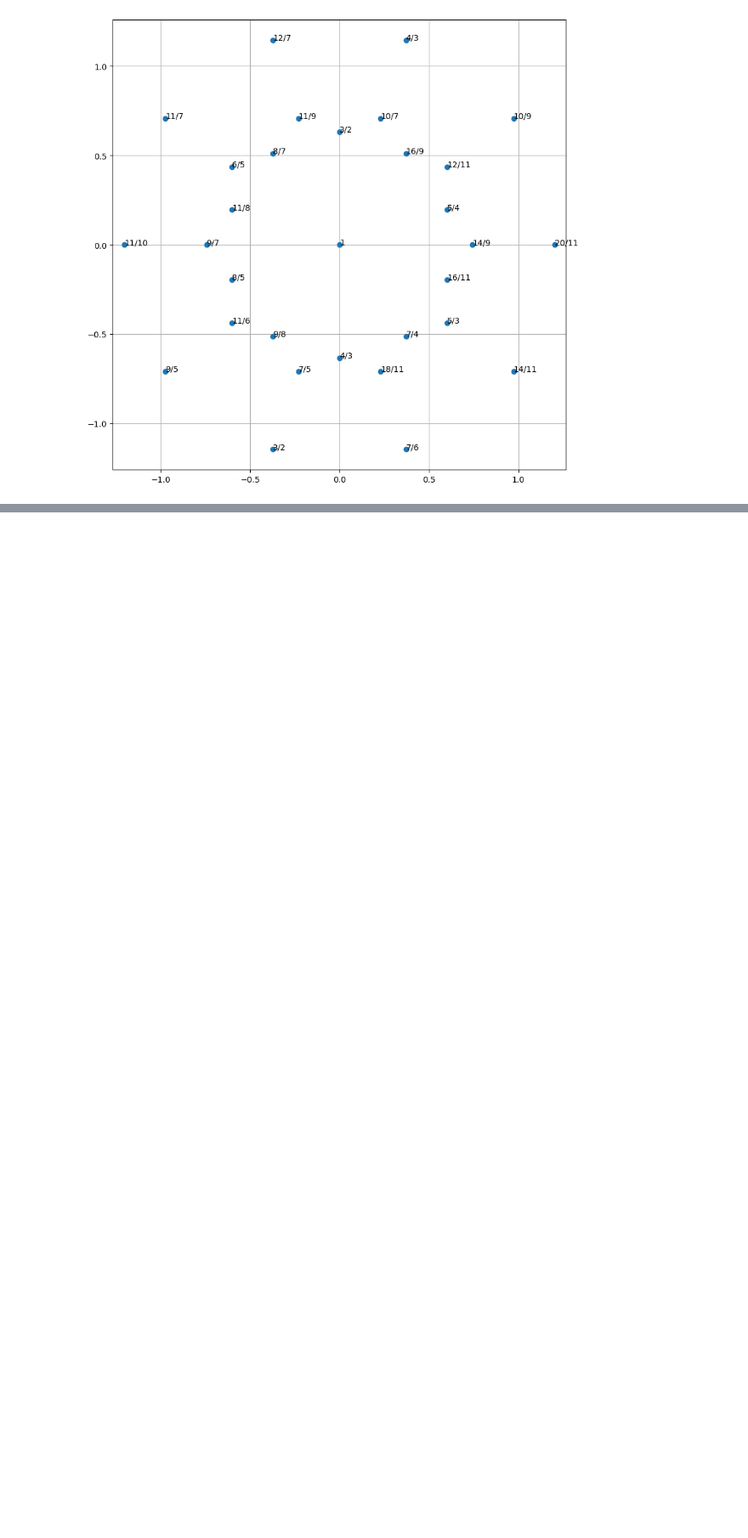
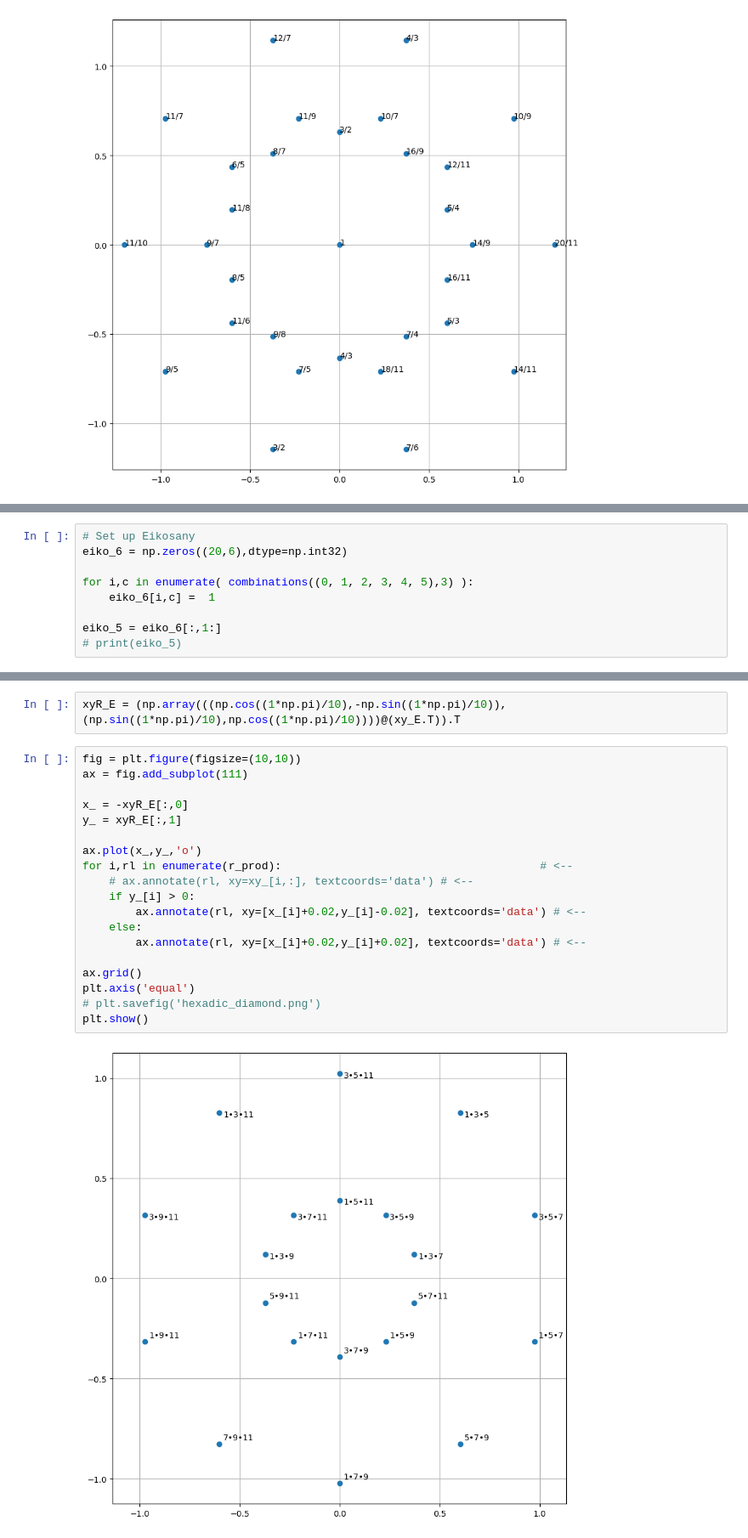
Before and after one commit to armandjbeaudoin/JI_tiling, a Jupyter notebook: notebooks/HypercubeOnPlane.ipynb, the cells around one changed output, grey strips where cells are left out. Shown at 85% size. Saved outputs shown, nothing was run; the diff lists cells and outputs as text; blank space fills up the shorter version.

```diff
--- a/notebooks/HypercubeOnPlane.ipynb
+++ b/notebooks/HypercubeOnPlane.ipynb
@@ -207,0 +210,9 @@ plt.show()
+# %%
+# Set up Eikosany
+eiko_6 = np.zeros((20,6),dtype=np.int32)
+
+for i,c in enumerate( combinations((0, 1, 2, 3, 4, 5),3) ):
+    eiko_6[i,c] =  1
+
+eiko_5 = eiko_6[:,1:]
+# print(eiko_5)
@@ -207,0 +255,23 @@ plt.show()
+# %%
+xyR_E = (np.array(((np.cos((1*np.pi)/10),-np.sin((1*np.pi)/10)),(np.sin((1*np.pi)/10),np.cos((1*np.pi)/10))))@(xy_E.T)).T
+# %%
+fig = plt.figure(figsize=(10,10))
+ax = fig.add_subplot(111)
+
+x_ = -xyR_E[:,0]
+y_ = xyR_E[:,1]
+
+ax.plot(x_,y_,'o')
+for i,rl in enumerate(r_prod):                                       # <--
+    # ax.annotate(rl, xy=xy_[i,:], textcoords='data') # <--
+    if y_[i] > 0:
+        ax.annotate(rl, xy=[x_[i]+0.02,y_[i]-0.02], textcoords='data') # <--
+    else:
+        ax.annotate(rl, xy=[x_[i]+0.02,y_[i]+0.02], textcoords='data') # <--
+
+ax.grid()
+plt.axis('equal')
+# plt.savefig('hexadic_diamond.png')
+plt.show()
+# %% [output]
+[figure, added]
```
Also changed, not shown: parts of 5 cells of this notebook, 5 other files.
